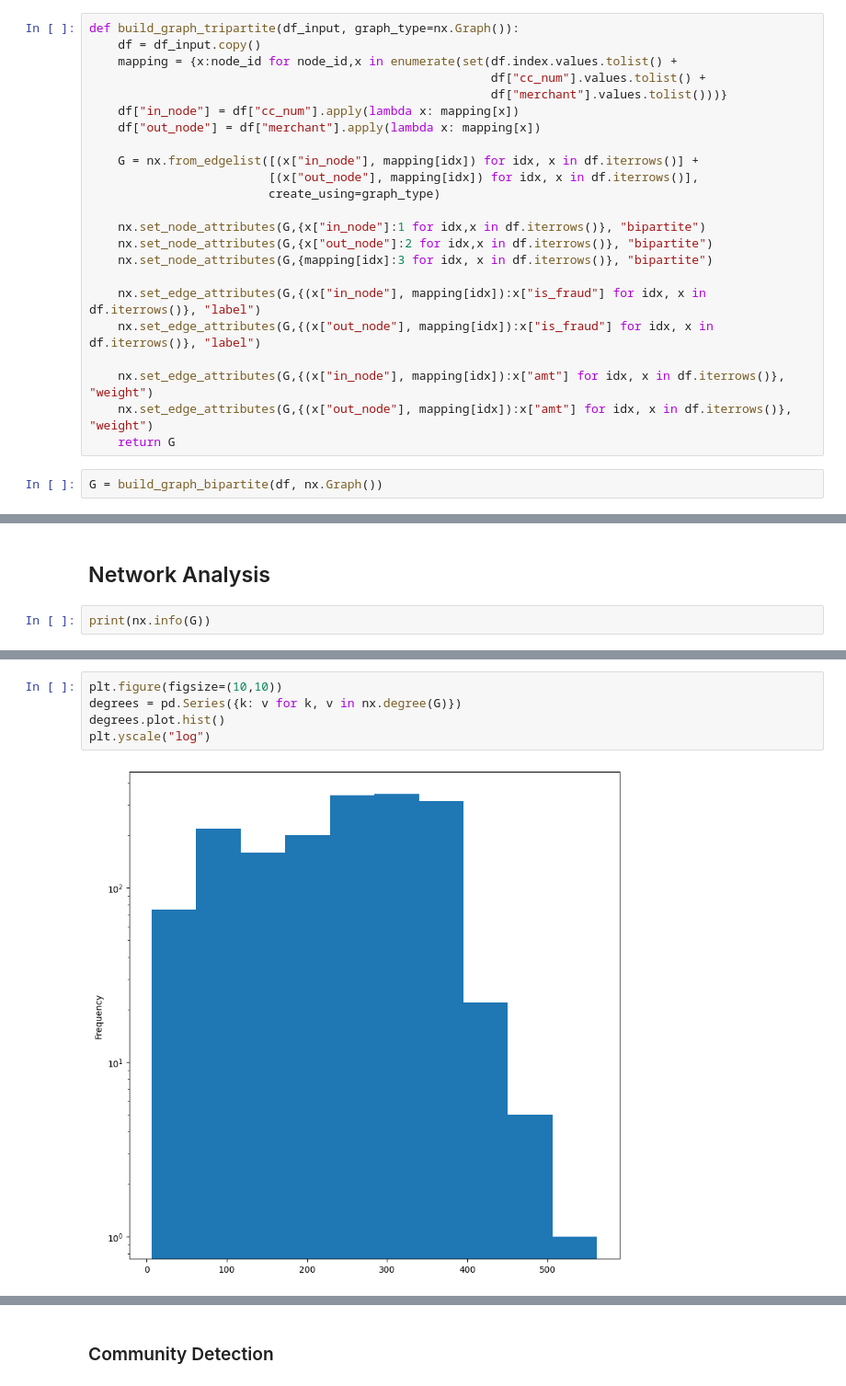
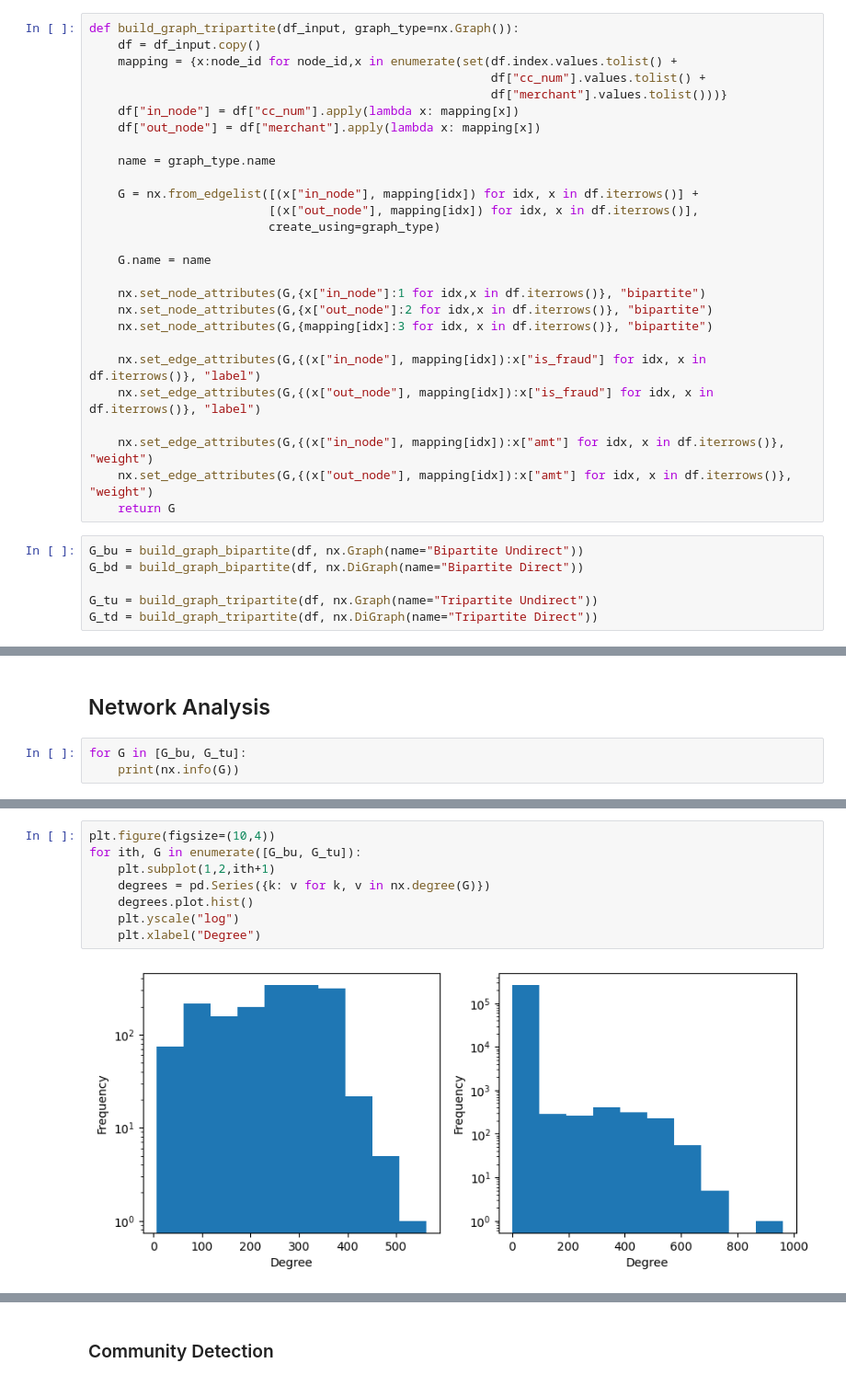
Before and after one commit to PacktPublishing/Graph-Machine-Learning, a Jupyter notebook: Chapter09/01_Credit_card_edges_classification.ipynb, the cells around one changed output, grey strips where cells are left out. Shown at 92% size. Saved outputs shown, nothing was run; the diff lists cells and outputs as text.

```diff
--- a/Chapter09/01_Credit_card_edges_classification.ipynb
+++ b/Chapter09/01_Credit_card_edges_classification.ipynb
@@ -96,9 +102,13 @@ def build_graph_tripartite(df_input, graph_type=nx.Graph()):
     df["in_node"] = df["cc_num"].apply(lambda x: mapping[x])
     df["out_node"] = df["merchant"].apply(lambda x: mapping[x])
 
+    name = graph_type.name
+
     G = nx.from_edgelist([(x["in_node"], mapping[idx]) for idx, x in df.iterrows()] +
                          [(x["out_node"], mapping[idx]) for idx, x in df.iterrows()],
                          create_using=graph_type)
+
+    G.name = name
 
     nx.set_node_attributes(G,{x["in_node"]:1 for idx,x in df.iterrows()}, "bipartite")
     nx.set_node_attributes(G,{x["out_node"]:2 for idx,x in df.iterrows()}, "bipartite")
@@ -110,7 +120,11 @@ def build_graph_tripartite(df_input, graph_type=nx.Graph()):
     nx.set_edge_attributes(G,{(x["in_node"], mapping[idx]):x["amt"] for idx, x in df.iterrows()}, "weight")
     nx.set_edge_attributes(G,{(x["out_node"], mapping[idx]):x["amt"] for idx, x in df.iterrows()}, "weight")
     return G
-# %%
-G = build_graph_bipartite(df, nx.Graph())
+# %%
+G_bu = build_graph_bipartite(df, nx.Graph(name="Bipartite Undirect"))
+G_bd = build_graph_bipartite(df, nx.DiGraph(name="Bipartite Direct"))
+
+G_tu = build_graph_tripartite(df, nx.Graph(name="Tripartite Undirect"))
+G_td = build_graph_tripartite(df, nx.DiGraph(name="Tripartite Direct"))
 # %%
 from networkx.algorithms import bipartite
@@ -120,5 +134,6 @@ True
 # %% [markdown]
 ## Network Analysis
 # %%
-print(nx.info(G))
+for G in [G_bu, G_tu]:
+    print(nx.info(G))
 # %% [output]
@@ -130,8 +150,11 @@ Average degree: 240.7220
 # %%
-plt.figure(figsize=(10,10))
-degrees = pd.Series({k: v for k, v in nx.degree(G)})
-degrees.plot.hist()
-plt.yscale("log")
+plt.figure(figsize=(10,4))
+for ith, G in enumerate([G_bu, G_tu]):
+    plt.subplot(1,2,ith+1)
+    degrees = pd.Series({k: v for k, v in nx.degree(G)})
+    degrees.plot.hist()
+    plt.yscale("log")
+    plt.xlabel("Degree")
 # %% [output]
-[figure, old version]
+[figure, new version]
 # %%
```
Also changed, not shown: parts of 37 cells of this notebook.
